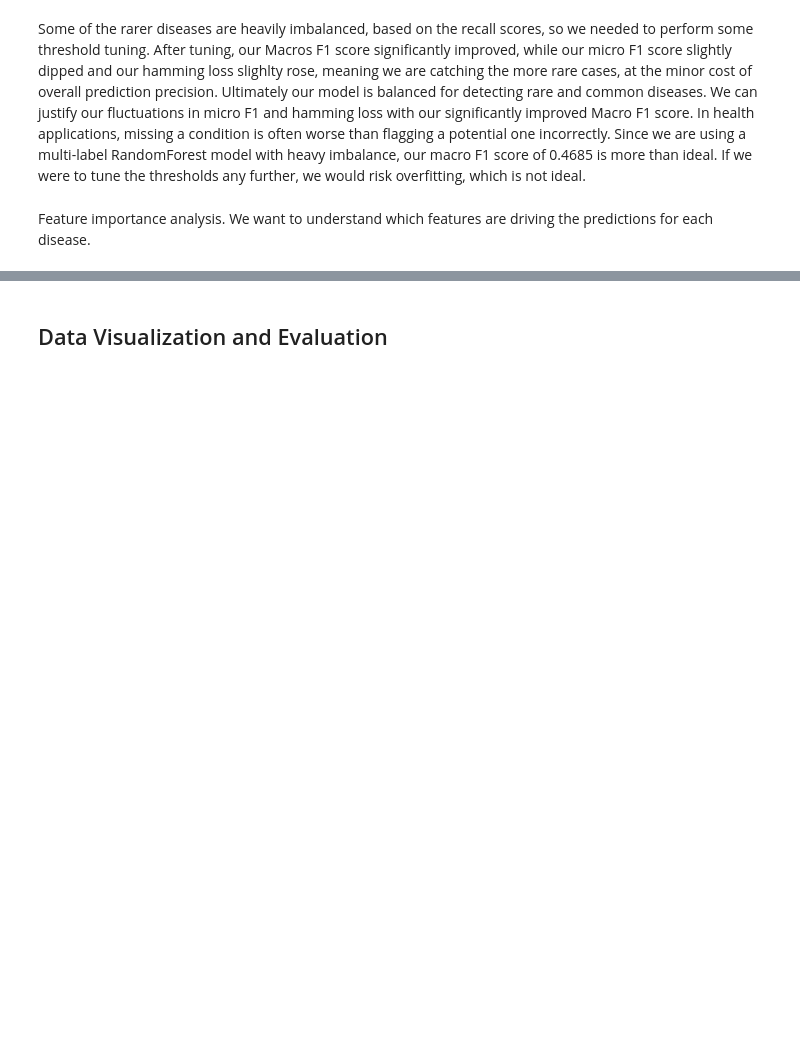
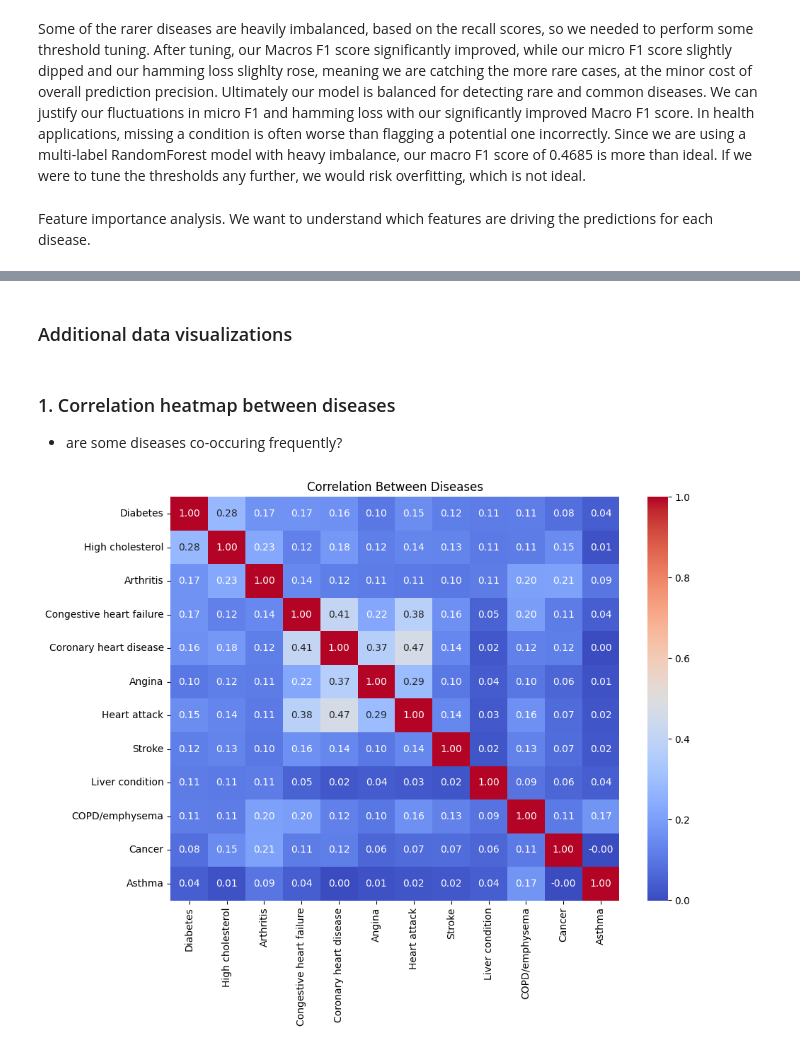
Before and after one commit to ethanwynn/disease-prediction-model, a Jupyter notebook: Disease_Prediction_Model.ipynb, the cells around one changed output, grey strips where cells are left out. Cells and saved outputs as stored; diff of their text form; code cells hidden in the pictures; blank space fills up the shorter version.

```diff
--- a/Disease_Prediction_Model.ipynb
+++ b/Disease_Prediction_Model.ipynb
@@ -470,0 +507,26 @@ print(feature_importance_summ)
+# %%
+label_map = pd.read_csv("sas_labels.csv")  # columns: Variable, SAS label
+
+# merge feature importance summary with SAS labels
+feature_importance_labeled = feature_importance_summ.merge(
+    label_map, how='left', left_on='feature', right_on='Variable'
+).drop(columns='Variable')
+
+feature_importance_labeled['feature'] = feature_importance_labeled['SAS label']
+feature_importance_labeled = feature_importance_labeled.drop(columns='SAS label')
+
+disease_label_map = {
+    'DIQ010': 'Diabetes',
+    'BPQ080': 'High cholesterol',
+    'MCQ160A': 'Arthritis',
+    'MCQ160B': 'Congestive heart failure',
+    'MCQ160C': 'Coronary heart disease',
+    'MCQ160D': 'Angina',
+    'MCQ160E': 'Heart attack',
+    'MCQ160F': 'Stroke',
+    'MCQ160L': 'Liver condition',
+    'MCQ160P': 'COPD/emphysema',
+    'MCQ220': 'Cancer',
+    'MCQ010': 'Asthma'
+}
+feature_importance_labeled['disease'] = feature_importance_labeled['disease'].map(disease_label_map)
@@ -506,2 +593,19 @@ plot_top_feats(feature_importance_summ, code_map)
-# %% [markdown]
-## Data Visualization and Evaluation
+# %% [markdown]
+### Additional data visualizations
+# %% [markdown]
+### 1. Correlation heatmap between diseases
+- are some diseases co-occuring frequently?
+# %%
+import seaborn as sns
+
+#  correlation matrix
+y_labeled = y.rename(columns=disease_label_map)
+disease_corr = y_labeled.corr()
+
+plt.figure(figsize=(10, 8))
+sns.heatmap(disease_corr, annot=True, fmt=".2f", cmap="coolwarm")
+plt.title("Correlation Between Diseases")
+plt.tight_layout()
+plt.show()
+# %% [output]
+[figure, added]
```
Also changed, not shown: parts of 35 cells of this notebook.
